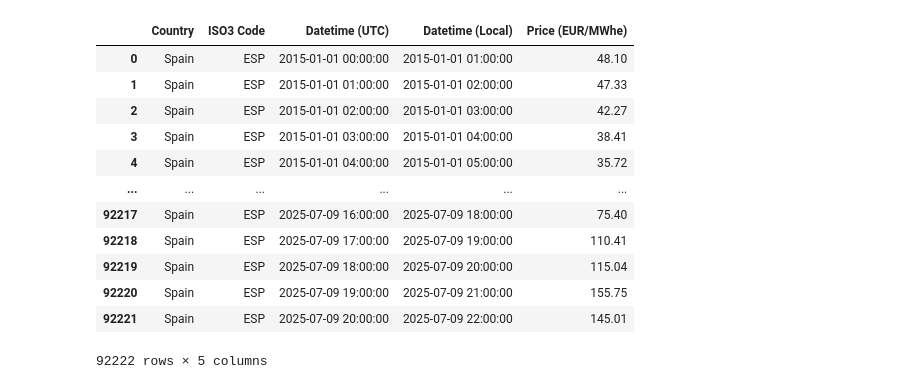
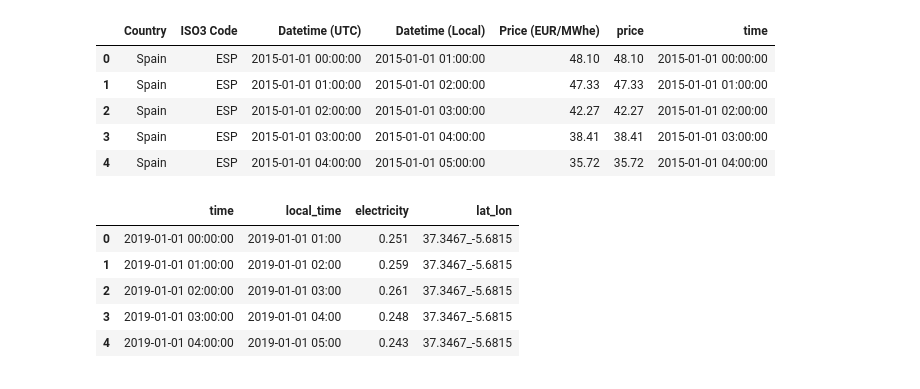
Before and after one commit to marchd1997/EDP_CRM_week, a Jupyter notebook: notebooks/exploration_prices.ipynb, the cells around one changed output. Drawn from its saved outputs; the diff is of its cells as text; code cells hidden in the pictures.

```diff
--- a/notebooks/exploration_prices.ipynb
+++ b/notebooks/exploration_prices.ipynb
@@ -7,17 +9,12 @@ PRICES_PATH = os.path.join(DATA_PATH, 'prices')
 prices = pd.read_csv(os.path.join(PRICES_PATH, 'Spain_prices.csv'))
 # %%
-prices
+prices['price'] = prices['Price (EUR/MWhe)']
+prices['time'] = pd.to_datetime(prices['Datetime (UTC)'])
+prices.head()
 # %% [output]
-|  | Country | ISO3 Code | Datetime (UTC) | Datetime (Local) | Price (EUR/MWhe) |
-| 0 | Spain | ESP | 2015-01-01 00:00:00 | 2015-01-01 01:00:00 | 48.10 |
-| 1 | Spain | ESP | 2015-01-01 01:00:00 | 2015-01-01 02:00:00 | 47.33 |
-| 2 | Spain | ESP | 2015-01-01 02:00:00 | 2015-01-01 03:00:00 | 42.27 |
-| 3 | Spain | ESP | 2015-01-01 03:00:00 | 2015-01-01 04:00:00 | 38.41 |
-| 4 | Spain | ESP | 2015-01-01 04:00:00 | 2015-01-01 05:00:00 | 35.72 |
-| ... | ... | ... | ... | ... | ... |
-| 92217 | Spain | ESP | 2025-07-09 16:00:00 | 2025-07-09 18:00:00 | 75.40 |
-| 92218 | Spain | ESP | 2025-07-09 17:00:00 | 2025-07-09 19:00:00 | 110.41 |
-| 92219 | Spain | ESP | 2025-07-09 18:00:00 | 2025-07-09 20:00:00 | 115.04 |
-| 92220 | Spain | ESP | 2025-07-09 19:00:00 | 2025-07-09 21:00:00 | 155.75 |
-| 92221 | Spain | ESP | 2025-07-09 20:00:00 | 2025-07-09 22:00:00 | 145.01 |
+|  | Country | ISO3 Code | Datetime (UTC) | Datetime (Local) | Price (EUR/MWhe) | price | time |
+| 0 | Spain | ESP | 2015-01-01 00:00:00 | 2015-01-01 01:00:00 | 48.10 | 48.10 | 2015-01-01 00:00:00 |
+| 1 | Spain | ESP | 2015-01-01 01:00:00 | 2015-01-01 02:00:00 | 47.33 | 47.33 | 2015-01-01 01:00:00 |
+| 2 | Spain | ESP | 2015-01-01 02:00:00 | 2015-01-01 03:00:00 | 42.27 | 42.27 | 2015-01-01 02:00:00 |
+| 3 | Spain | ESP | 2015-01-01 03:00:00 | 2015-01-01 04:00:00 | 38.41 | 38.41 | 2015-01-01 03:00:00 |
+| 4 | Spain | ESP | 2015-01-01 04:00:00 | 2015-01-01 05:00:00 | 35.72 | 35.72 | 2015-01-01 04:00:00 |
-92222 rows × 5 columns
@@ -23,0 +29,10 @@ prices
+# %%
+production['time'] = pd.to_datetime(production['time'])
+production.head()
+# %% [output]
+|  | time | local_time | electricity | lat_lon |
+| 0 | 2019-01-01 00:00:00 | 2019-01-01 01:00 | 0.251 | 37.3467_-5.6815 |
+| 1 | 2019-01-01 01:00:00 | 2019-01-01 02:00 | 0.259 | 37.3467_-5.6815 |
+| 2 | 2019-01-01 02:00:00 | 2019-01-01 03:00 | 0.261 | 37.3467_-5.6815 |
+| 3 | 2019-01-01 03:00:00 | 2019-01-01 04:00 | 0.248 | 37.3467_-5.6815 |
+| 4 | 2019-01-01 04:00:00 | 2019-01-01 05:00 | 0.243 | 37.3467_-5.6815 |
```
Also changed, not shown: parts of 13 cells of this notebook.
